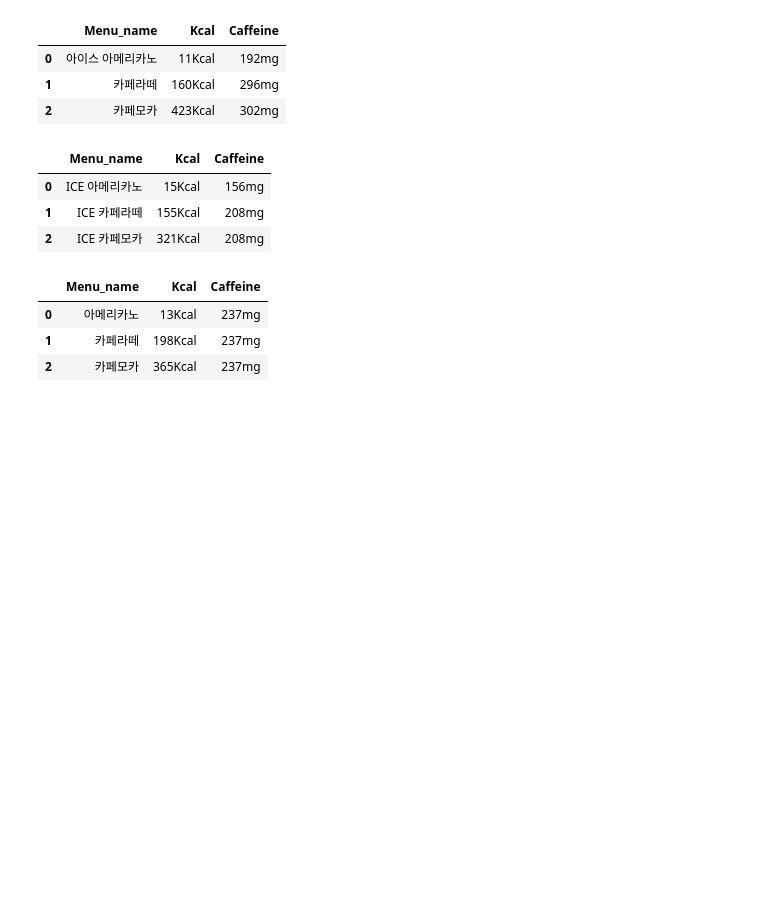
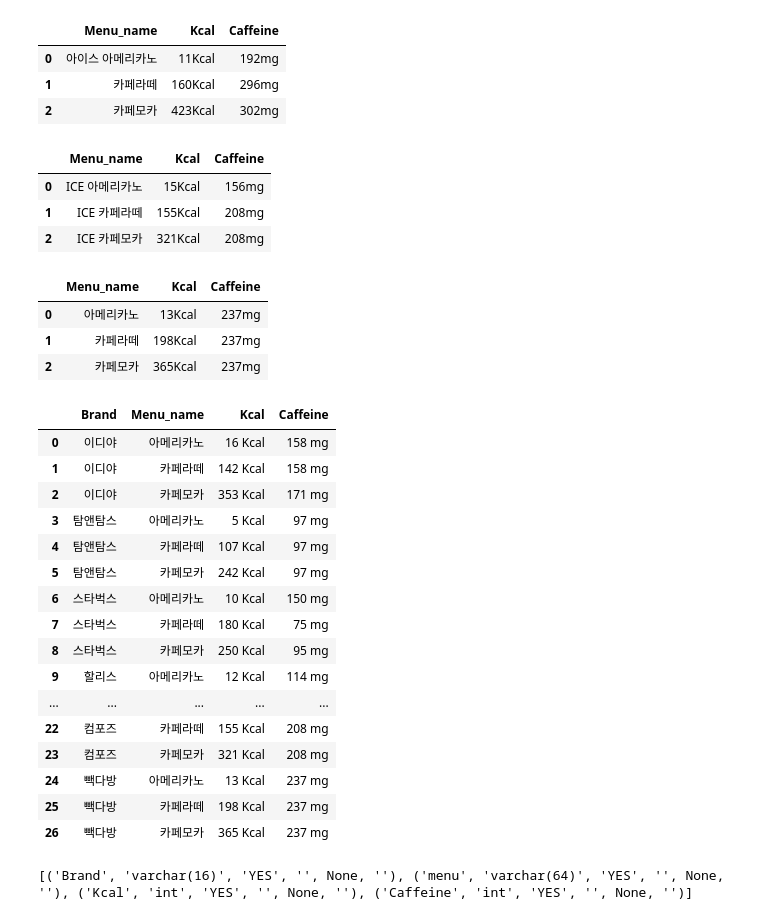
Before and after one commit to addinedu-ros-10th/eda-repo-1, a Jupyter notebook: programs/happy_K.ipynb, the cells around one changed output. Cells and saved outputs as stored; diff of their text form; code cells hidden in the pictures; blank space fills up the shorter version.

Commit message:
coffee info insert

```diff
--- a/programs/happy_K.ipynb
+++ b/programs/happy_K.ipynb
@@ -437,3 +437,41 @@ paikdabang
 | 0 | 아메리카노 | 13Kcal | 237mg |
 | 1 | 카페라떼 | 198Kcal | 237mg |
 | 2 | 카페모카 | 365Kcal | 237mg |
+# %%
+df = pd.read_csv("../../cafe_kcal_caffeine.csv")
+
+df = df.drop("Unnamed: 0", axis=1)
+
+replace_dict = {
+    'ediya' : "이디야",
+    'Tomntoms' : "탐앤탐스",
+    'Starbucks' :"스타벅스",
+    'Hollys' : "할리스",
+    'Coffeebean' : "커피빈",
+    'Mega' : "메가",
+    'Theventi' : "터벤티",
+    'compose' : "컴포즈",
+    'paikdabang' : "빽다방"
+}
+
+df["Brand"] = df["Brand"].replace(replace_dict)
+
+df
+# %% [output]
+|  | Brand | Menu_name | Kcal | Caffeine |
+| 0 | 이디야 | 아메리카노 | 16 Kcal | 158 mg |
+| 1 | 이디야 | 카페라떼 | 142 Kcal | 158 mg |
+| 2 | 이디야 | 카페모카 | 353 Kcal | 171 mg |
+| 3 | 탐앤탐스 | 아메리카노 | 5 Kcal | 97 mg |
+| 4 | 탐앤탐스 | 카페라떼 | 107 Kcal | 97 mg |
+| 5 | 탐앤탐스 | 카페모카 | 242 Kcal | 97 mg |
+| 6 | 스타벅스 | 아메리카노 | 10 Kcal | 150 mg |
+| 7 | 스타벅스 | 카페라떼 | 180 Kcal | 75 mg |
+| 8 | 스타벅스 | 카페모카 | 250 Kcal | 95 mg |
+| 9 | 할리스 | 아메리카노 | 12 Kcal | 114 mg |
+| ... | ... | ... | ... | ... |
+| 22 | 컴포즈 | 카페라떼 | 155 Kcal | 208 mg |
+| 23 | 컴포즈 | 카페모카 | 321 Kcal | 208 mg |
+| 24 | 빽다방 | 아메리카노 | 13 Kcal | 237 mg |
+| 25 | 빽다방 | 카페라떼 | 198 Kcal | 237 mg |
+| 26 | 빽다방 | 카페모카 | 365 Kcal | 237 mg |
@@ -439,0 +495,12 @@ paikdabang
+# %%
+DataBase = Sql_start("root", "Rrnrrn1!", "amrbase")
+aws_cur = DataBase.cursor(buffered=True)
+
+aws_cur.execute("desc coffee_info")
+
+tables = aws_cur.fetchall()
+
+print(tables)
+DataBase.close()
+# %% [output]
+[('Brand', 'varchar(16)', 'YES', '', None, ''), ('menu', 'varchar(64)', 'YES', '', None, ''), ('Kcal', 'int', 'YES', '', None, ''), ('Caffeine', 'int', 'YES', '', None, '')]
```
Also changed, not shown: parts of 3 cells of this notebook.
